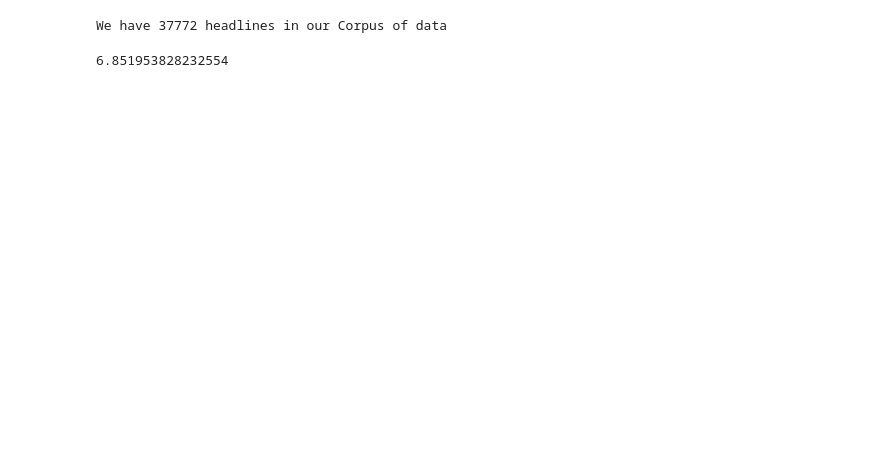
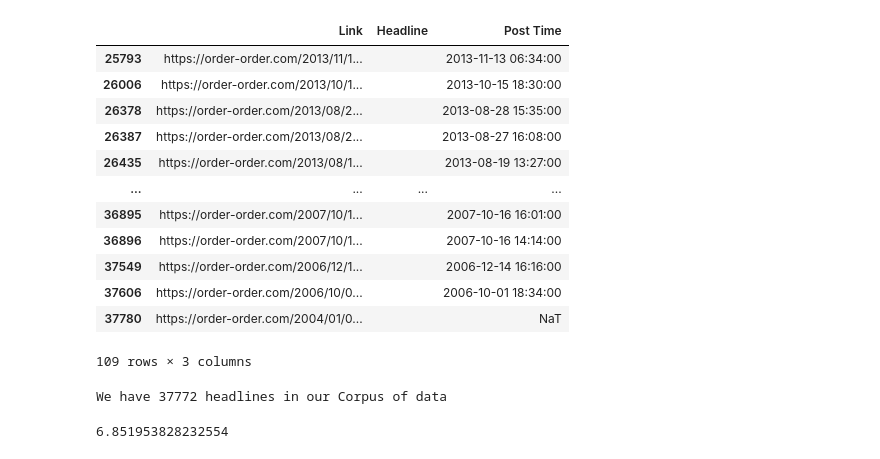
Before and after one commit to groegercesg/GuidoFawkesHeadlines, a Jupyter notebook: large_analysis.ipynb, the cells around one changed output. Cells and saved outputs as stored; diff of their text form; code cells hidden in the pictures; blank space fills up the shorter version.

```diff
--- a/large_analysis.ipynb
+++ b/large_analysis.ipynb
@@ -15,3 +15,20 @@ articleDetails.head()
+# %%
+# Function to go back and fill in headlines, and then re-export it as pkl!
+articleDetails[articleDetails['Headline'] == ""]
+# %% [output]
+|  | Link | Headline | Post Time |
+| 25793 | https://order-order.com/2013/11/1... |  | 2013-11-13 06:34:00 |
+| 26006 | https://order-order.com/2013/10/1... |  | 2013-10-15 18:30:00 |
+| 26378 | https://order-order.com/2013/08/2... |  | 2013-08-28 15:35:00 |
+| 26387 | https://order-order.com/2013/08/2... |  | 2013-08-27 16:08:00 |
+| 26435 | https://order-order.com/2013/08/1... |  | 2013-08-19 13:27:00 |
+| ... | ... | ... | ... |
+| 36895 | https://order-order.com/2007/10/1... |  | 2007-10-16 16:01:00 |
+| 36896 | https://order-order.com/2007/10/1... |  | 2007-10-16 14:14:00 |
+| 37549 | https://order-order.com/2006/12/1... |  | 2006-12-14 16:16:00 |
+| 37606 | https://order-order.com/2006/10/0... |  | 2006-10-01 18:34:00 |
+| 37780 | https://order-order.com/2004/01/0... |  | NaT |
+109 rows × 3 columns
 # %%
 print("We have " + str(len(articleDetails['Headline'])) + " headlines in our Corpus of data")
 # %% [output]
```
Also changed, not shown: parts of 4 cells of this notebook, 3 other files.
